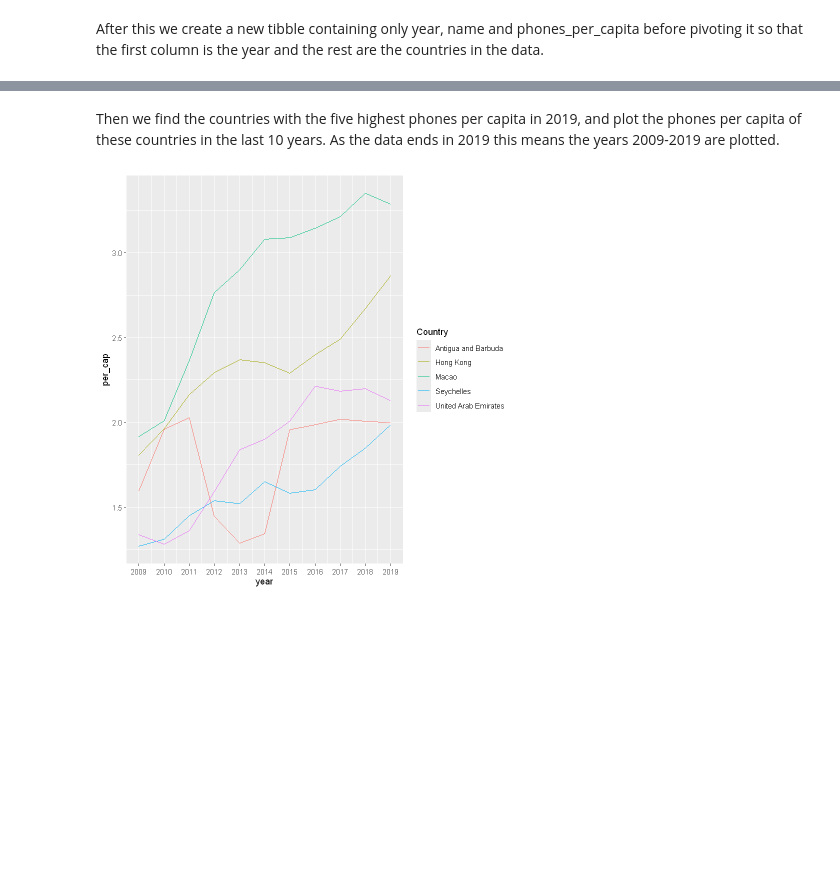
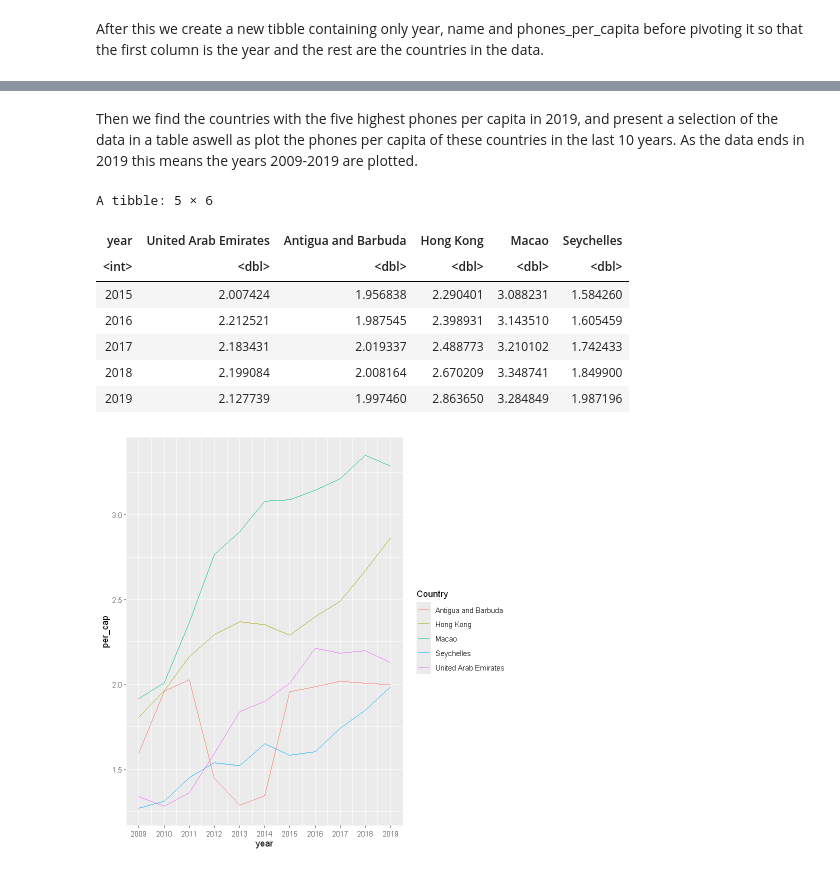
Before and after one commit to massemassiv/su-mt4007, a Jupyter notebook: HW4/HW4.ipynb, the cells around one changed output, grey strips where cells are left out. Cells and saved outputs as stored; diff of their text form; code cells hidden in the pictures; blank space fills up the shorter version.

```diff
--- a/HW4/HW4.ipynb
+++ b/HW4/HW4.ipynb
@@ -89,3 +124,17 @@ pivot_wider(names_from=name,values_from = phones_per_capita)
 # %% [markdown]
-Then we find the countries with the five highest phones per capita in 2019, and plot the phones per capita of these countries in the last 10 years. As the data ends in 2019 this means the years 2009-2019 are plotted.
+Then we find the countries with the five highest phones per capita in 2019, and present a selection of the data in a table aswell as plot the phones per capita of these countries in the last 10 years. As the data ends in 2019 this means the years 2009-2019 are plotted.
+# %%
+candidate_countries<-cntry_p_cap%>%pivot_longer(cols=!year,values_to="per_cap",names_to = "Country")%>%
+filter(year==2019)%>%filter(min_rank(desc(per_cap)) <= 5)
+
+cntry_p_cap%>%select(year,as.character(candidate_countries$Country))%>%filter((year>=2015) & (year <=2019) )
+# %% [output]
+A tibble: 5 × 6
+| year | United Arab Emirates | Antigua and Barbuda | Hong Kong | Macao | Seychelles |
+| <int> | <dbl> | <dbl> | <dbl> | <dbl> | <dbl> |
+| 2015 | 2.007424 | 1.956838 | 2.290401 | 3.088231 | 1.584260 |
+| 2016 | 2.212521 | 1.987545 | 2.398931 | 3.143510 | 1.605459 |
+| 2017 | 2.183431 | 2.019337 | 2.488773 | 3.210102 | 1.742433 |
+| 2018 | 2.199084 | 2.008164 | 2.670209 | 3.348741 | 1.849900 |
+| 2019 | 2.127739 | 1.997460 | 2.863650 | 3.284849 | 1.987196 |
 # %%
```
Also changed, not shown: parts of 6 cells of this notebook.
